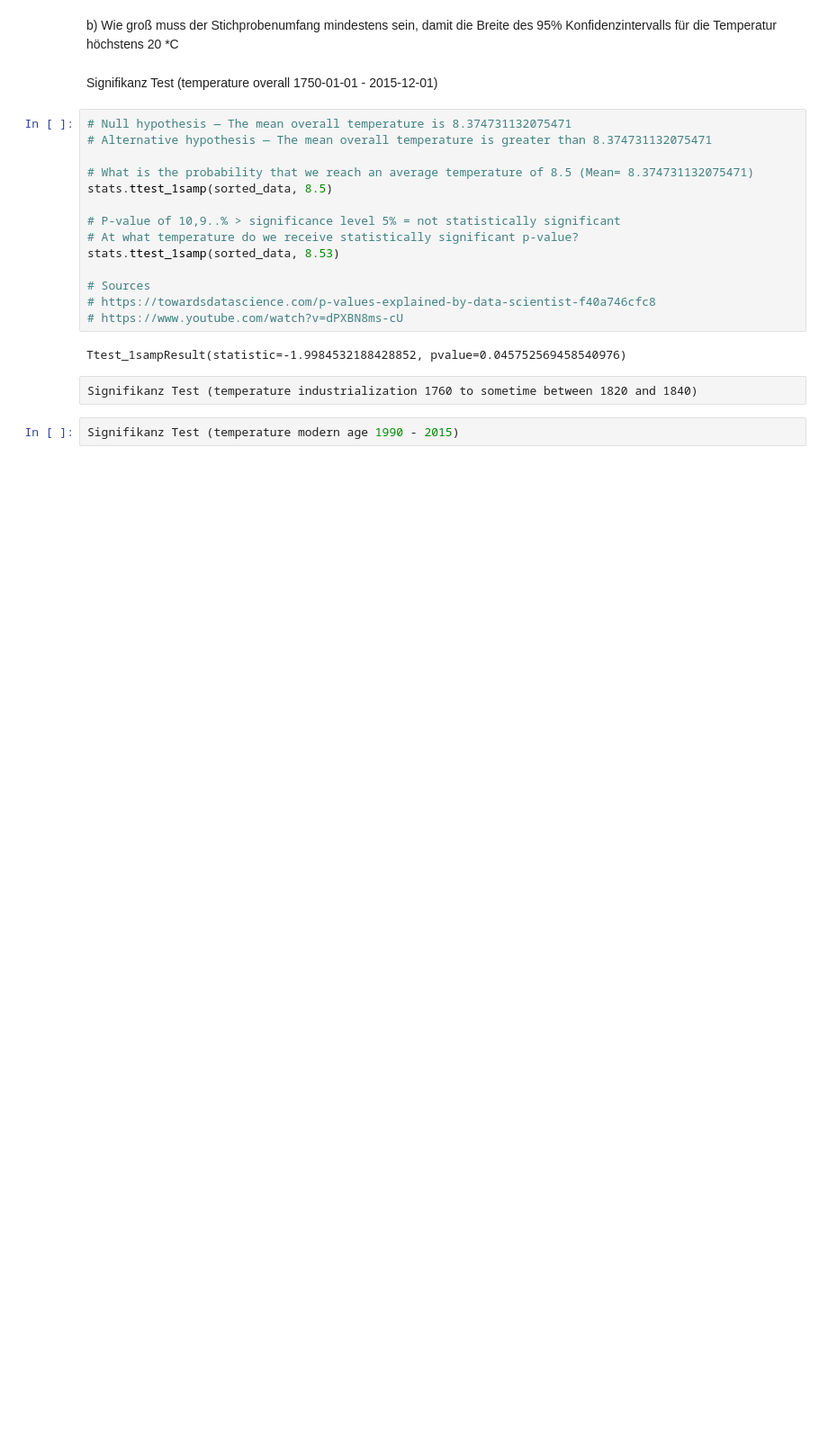
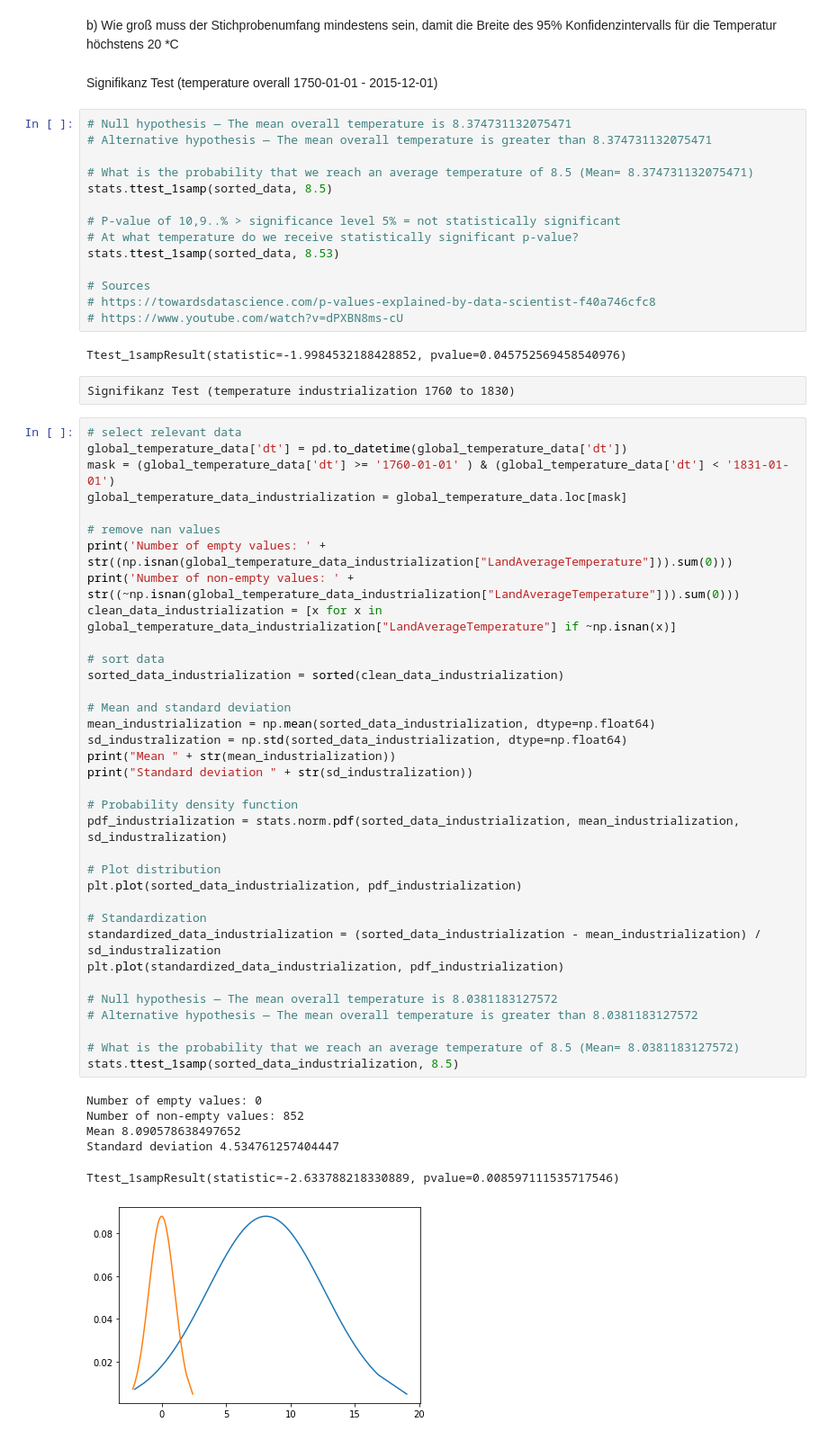
Before and after one commit to darkD3mon/climate-change-htw-2019, a Jupyter notebook: Induktiv_Temperature.ipynb, the cells around one changed output. Shown: that part at 90% size. Cells and saved outputs as stored; diff of their text form; blank space fills up the shorter version.

Commit message:
Add industrialization and modern age hypothesis tests

```diff
--- a/Induktiv_Temperature.ipynb
+++ b/Induktiv_Temperature.ipynb
@@ -95,6 +94,46 @@ stats.ttest_1samp(sorted_data, 8.53)
 # %% [output]
 Ttest_1sampResult(statistic=-1.9984532188428852, pvalue=0.045752569458540976)
 # %% [raw]
-Signifikanz Test (temperature industrialization 1760 to sometime between 1820 and 1840)
+Signifikanz Test (temperature industrialization 1760 to 1830)
-# %%
-Signifikanz Test (temperature modern age 1990 - 2015)
+# %%
+# select relevant data
+global_temperature_data['dt'] = pd.to_datetime(global_temperature_data['dt'])
+mask = (global_temperature_data['dt'] >= '1760-01-01' ) & (global_temperature_data['dt'] < '1831-01-01')
+global_temperature_data_industrialization = global_temperature_data.loc[mask]
+
+# remove nan values
+print('Number of empty values: ' + str((np.isnan(global_temperature_data_industrialization["LandAverageTemperature"])).sum(0)))
+print('Number of non-empty values: ' + str((~np.isnan(global_temperature_data_industrialization["LandAverageTemperature"])).sum(0)))
+clean_data_industrialization = [x for x in global_temperature_data_industrialization["LandAverageTemperature"] if ~np.isnan(x)]
+
+# sort data
+sorted_data_industrialization = sorted(clean_data_industrialization)
+
+# Mean and standard deviation
+mean_industrialization = np.mean(sorted_data_industrialization, dtype=np.float64)
+sd_industralization = np.std(sorted_data_industrialization, dtype=np.float64)
+print("Mean " + str(mean_industrialization))
+print("Standard deviation " + str(sd_industralization))
+
+# Probability density function
+pdf_industrialization = stats.norm.pdf(sorted_data_industrialization, mean_industrialization, sd_industralization)
+
+# Plot distribution
+plt.plot(sorted_data_industrialization, pdf_industrialization)
+
+# Standardization
+standardized_data_industrialization = (sorted_data_industrialization - mean_industrialization) / sd_industralization
+plt.plot(standardized_data_industrialization, pdf_industrialization)
+
+# Null hypothesis — The mean overall temperature is 8.0381183127572
+# Alternative hypothesis — The mean overall temperature is greater than 8.0381183127572
+
+# What is the probability that we reach an average temperature of 8.5 (Mean= 8.0381183127572)
+stats.ttest_1samp(sorted_data_industrialization, 8.5)
+# %% [output]
+Number of empty values: 0
+Number of non-empty values: 852
+Mean 8.090578638497652
+Standard deviation 4.534761257404447
+Ttest_1sampResult(statistic=-2.633788218330889, pvalue=0.008597111535717546)
+[figure, added]
```
Also changed, not shown: parts of 4 cells of this notebook.
